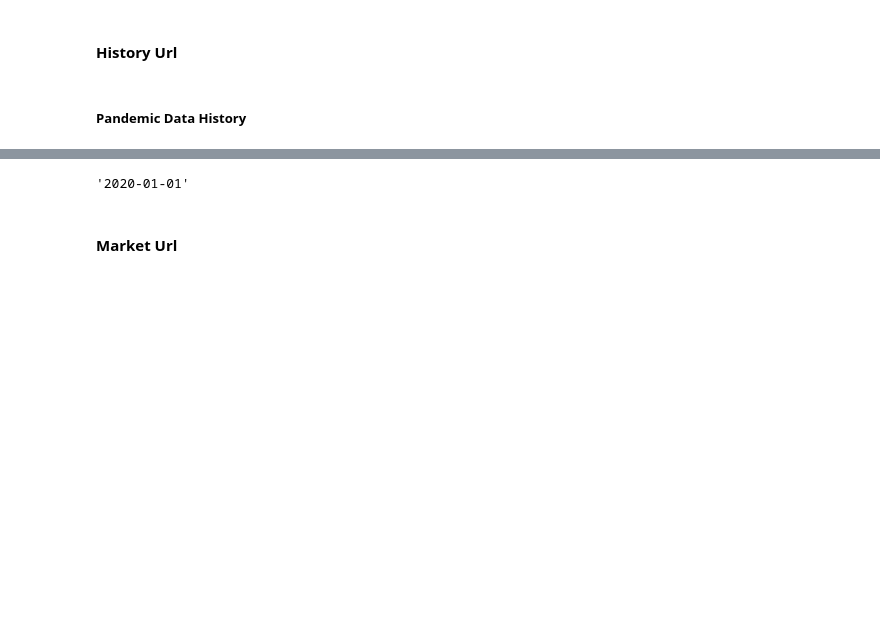
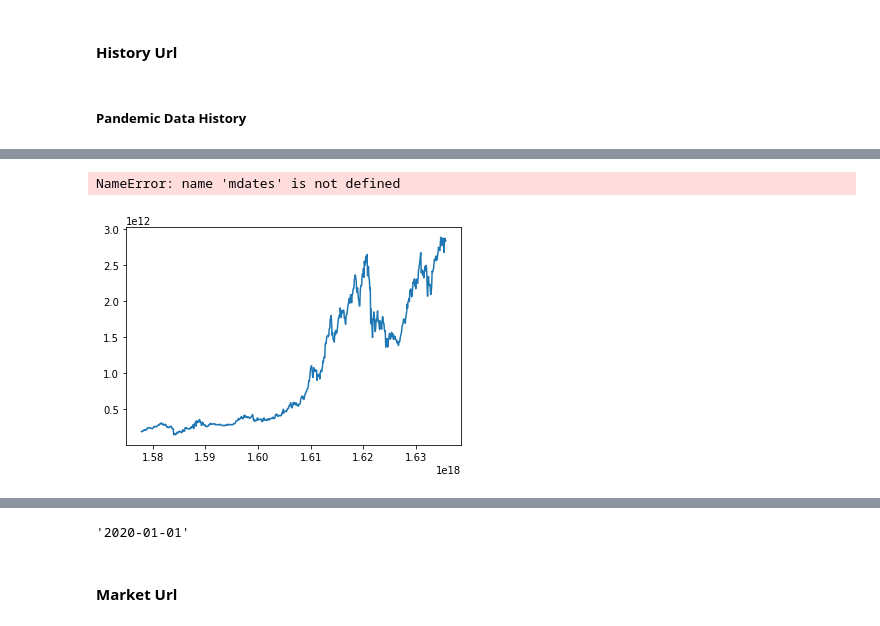
Before and after one commit to samuelroiz/Crypto_Analysis, a Jupyter notebook: Crypto_Code.ipynb, the cells around one changed output, grey strips where cells are left out. Saved outputs shown, nothing was run; the diff lists cells and outputs as text; code cells hidden in the pictures; blank space fills up the shorter version.

Commit message:
Upload plots

```diff
--- a/Crypto_Code.ipynb
+++ b/Crypto_Code.ipynb
@@ -52,0 +55,7 @@ https://api.nomics.com/v1/market-cap/history?key=6b04b40a48013819580bd1378033c27
+# %%
+#Kevin
+response = requests.get(pandemic_url_history)
+response_json = response.json()
+market_closing_df = pd.read_json(json.dumps(response_json))
+# pprint.pprint(response_json)
+market_closing_df
@@ -53,3 +76,41 @@ https://api.nomics.com/v1/market-cap/history?key=6b04b40a48013819580bd1378033c27
+# %%
+#Kevin
+data = market_closing_df
+data['timestamp'] = pd.to_numeric(data['timestamp'])
+
+fig, ax = plt.subplots()
+ax.plot('timestamp', 'market_cap', data=data)
+
+# Major ticks every 6 months.
+fmt_half_year = mdates.MonthLocator(interval=6)
+ax.xaxis.set_major_locator(fmt_half_year)
+
+# Minor ticks every month.
+fmt_month = mdates.MonthLocator()
+ax.xaxis.set_minor_locator(fmt_month)
+
+# Text in the x axis will be displayed in 'YYYY-mm' format.
+ax.xaxis.set_major_formatter(mdates.DateFormatter('%Y-%m'))
+
+# Round to nearest years.
+datemin = np.datetime64(data['timestamp'][0], 'Y')
+datemax = np.datetime64(data['timestamp'][-1], 'Y') + np.timedelta64(1, 'Y')
+ax.set_xlim(datemin, datemax)
+
+# Format the coords message box, i.e. the numbers displayed as the cursor moves
+# across the axes within the interactive GUI.
+ax.format_xdata = mdates.DateFormatter('%Y-%m')
+ax.format_ydata = lambda x: f'${x:.2f}'  # Format the price.
+ax.grid(True)
+
+# Rotates and right aligns the x labels, and moves the bottom of the
+# axes up to make room for them.
+fig.autofmt_xdate()
+
+plt.show()
+# %% [output]
+NameError: name 'mdates' is not defined
+[figure, added]
 # %%
 
 
```
Also changed, not shown: parts of 7 cells of this notebook, 3 other files.
